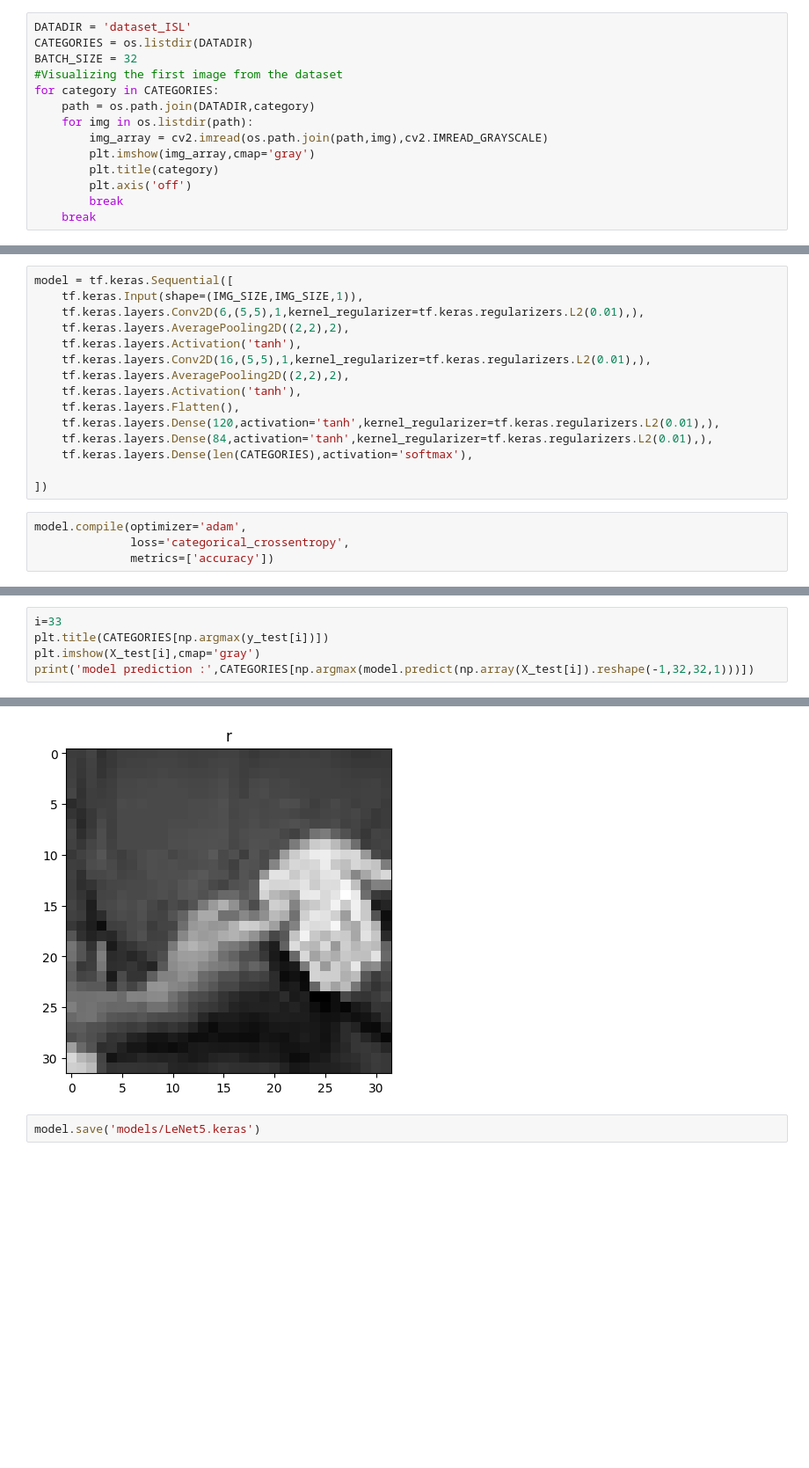
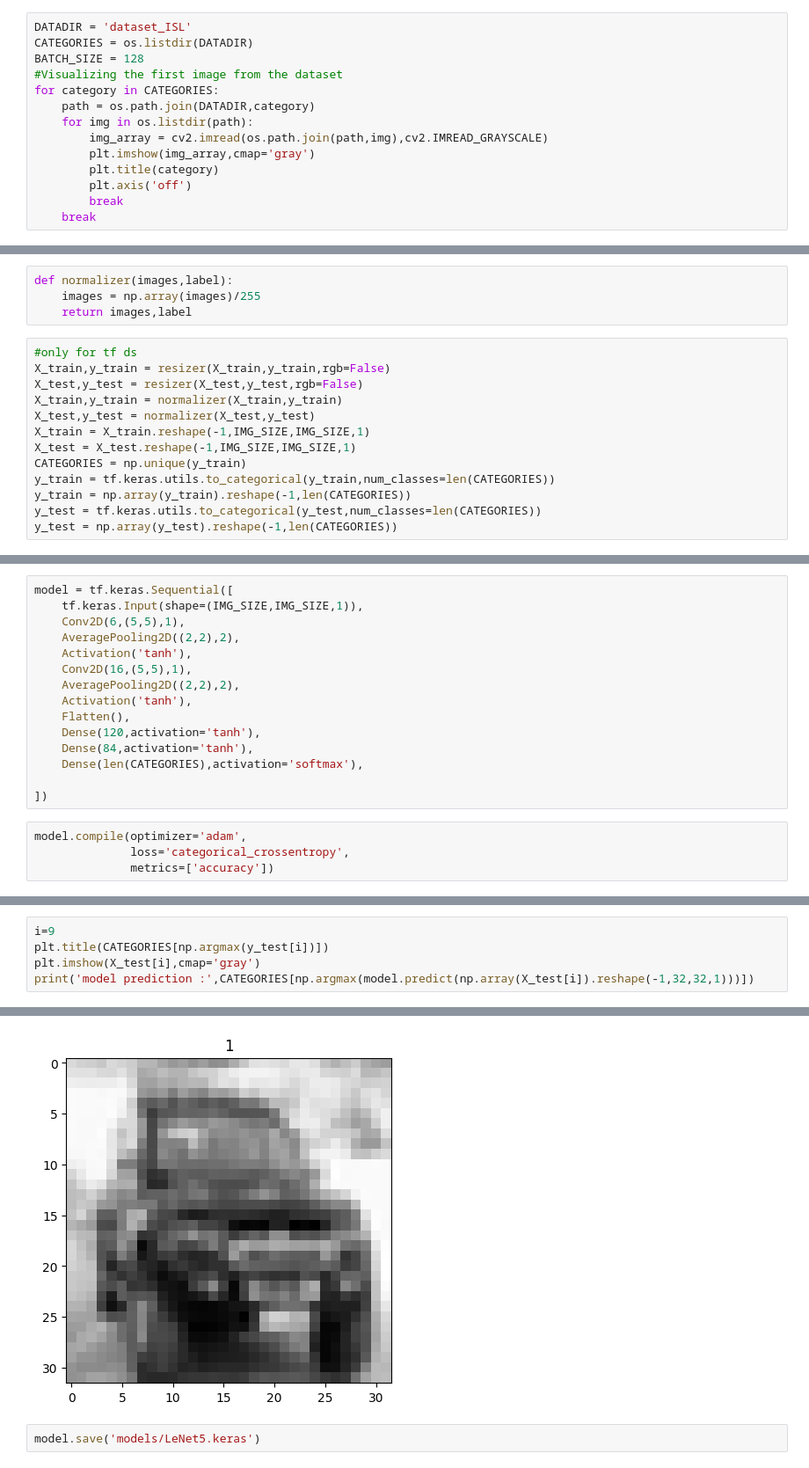
Before and after one commit to 0x-74/ASL-WEBCAM, a Jupyter notebook: main.ipynb, the cells around one changed output, grey strips where cells are left out. Shown: that part at 88% size. Drawn from its saved outputs; the diff is of its cells as text; blank space fills up the shorter version.

```diff
--- a/main.ipynb
+++ b/main.ipynb
@@ -47,7 +55,7 @@ from sklearn.model_selection import train_test_split
 # %%
 DATADIR = 'dataset_ISL'
 CATEGORIES = os.listdir(DATADIR)
-BATCH_SIZE = 32
+BATCH_SIZE = 128
 #Visualizing the first image from the dataset
 for category in CATEGORIES:
     path = os.path.join(DATADIR,category)
@@ -107,3 +126,20 @@ def data_augmentation(image,label,rgb=True):
+# %%
+def normalizer(images,label):
+    images = np.array(images)/255
+    return images,label
+# %%
+#only for tf ds
+X_train,y_train = resizer(X_train,y_train,rgb=False)
+X_test,y_test = resizer(X_test,y_test,rgb=False)
+X_train,y_train = normalizer(X_train,y_train)
+X_test,y_test = normalizer(X_test,y_test)
+X_train = X_train.reshape(-1,IMG_SIZE,IMG_SIZE,1)
+X_test = X_test.reshape(-1,IMG_SIZE,IMG_SIZE,1)
+CATEGORIES = np.unique(y_train)
+y_train = tf.keras.utils.to_categorical(y_train,num_classes=len(CATEGORIES))
+y_train = np.array(y_train).reshape(-1,len(CATEGORIES))
+y_test = tf.keras.utils.to_categorical(y_test,num_classes=len(CATEGORIES))
+y_test = np.array(y_test).reshape(-1,len(CATEGORIES))
 # %%
 training_data=create_training_data()
 random.shuffle(training_data)
@@ -145,16 +181,16 @@ test : (2528, 26)
 # %%
 model = tf.keras.Sequential([
     tf.keras.Input(shape=(IMG_SIZE,IMG_SIZE,1)),
-    tf.keras.layers.Conv2D(6,(5,5),1,kernel_regularizer=tf.keras.regularizers.L2(0.01),),
-    tf.keras.layers.AveragePooling2D((2,2),2),
-    tf.keras.layers.Activation('tanh'),
-    tf.keras.layers.Conv2D(16,(5,5),1,kernel_regularizer=tf.keras.regularizers.L2(0.01),),
-    tf.keras.layers.AveragePooling2D((2,2),2),
-    tf.keras.layers.Activation('tanh'),
-    tf.keras.layers.Flatten(),
-    tf.keras.layers.Dense(120,activation='tanh',kernel_regularizer=tf.keras.regularizers.L2(0.01),),
-    tf.keras.layers.Dense(84,activation='tanh',kernel_regularizer=tf.keras.regularizers.L2(0.01),),
-    tf.keras.layers.Dense(len(CATEGORIES),activation='softmax'),
+    Conv2D(6,(5,5),1),
+    AveragePooling2D((2,2),2),
+    Activation('tanh'),
+    Conv2D(16,(5,5),1),
+    AveragePooling2D((2,2),2),
+    Activation('tanh'),
+    Flatten(),
+    Dense(120,activation='tanh'),
+    Dense(84,activation='tanh'),
+    Dense(len(CATEGORIES),activation='softmax'),
 
 ])
 # %%
@@ -223,5 +259,5 @@ test_loss, test_acc = model.evaluate(X_test,  y_test, verbose=2)
 # %%
-i=33
+i=9
 plt.title(CATEGORIES[np.argmax(y_test[i])])
 plt.imshow(X_test[i],cmap='gray')
 print('model prediction :',CATEGORIES[np.argmax(model.predict(np.array(X_test[i]).reshape(-1,32,32,1)))])
@@ -231,4 +267,4 @@ model prediction : g
-[figure, old version]
+[figure, new version]
 # %%
 model.save('models/LeNet5.keras')
 # %% [markdown]
```
Also changed, not shown: parts of 53 cells of this notebook, 1 other file.
